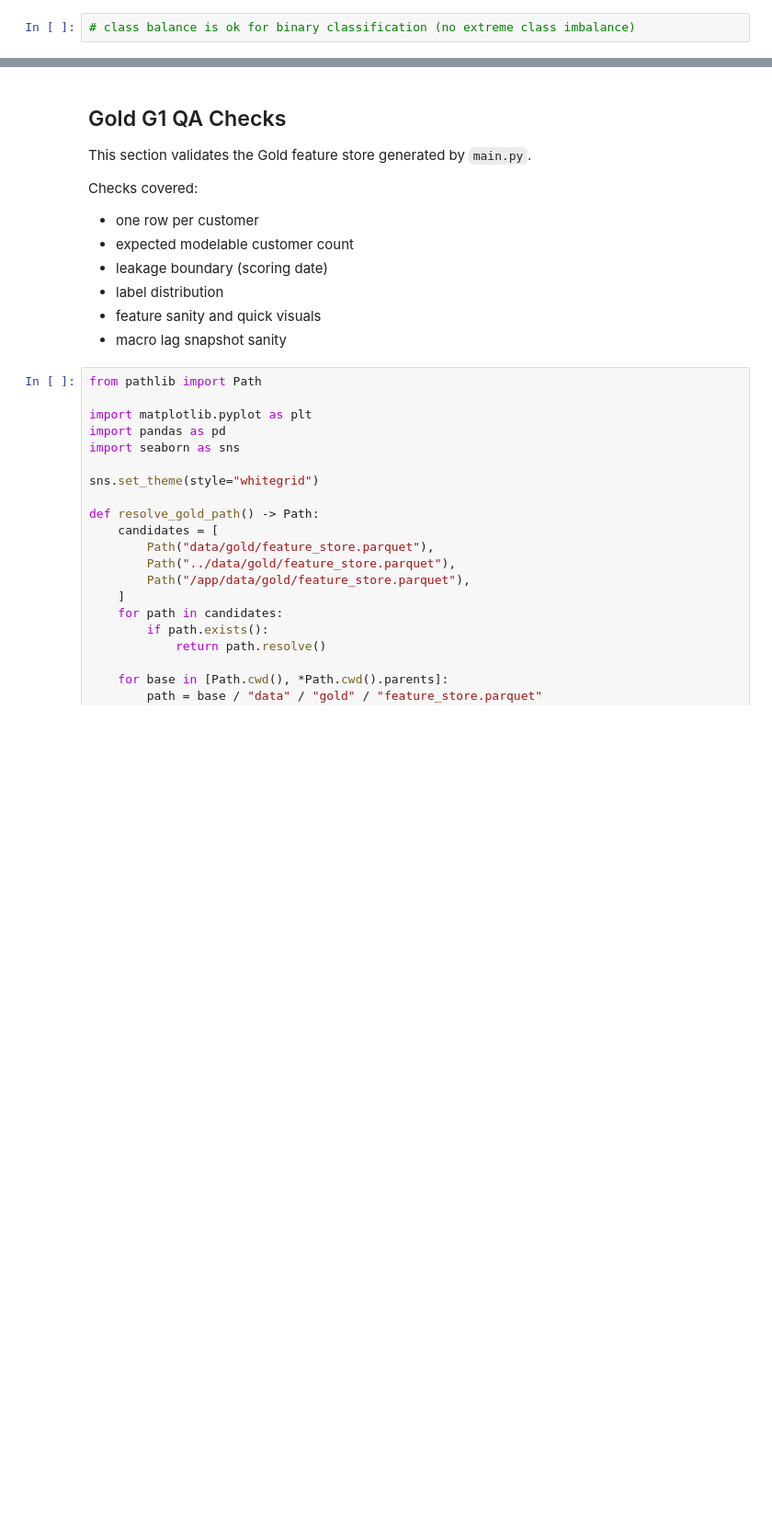
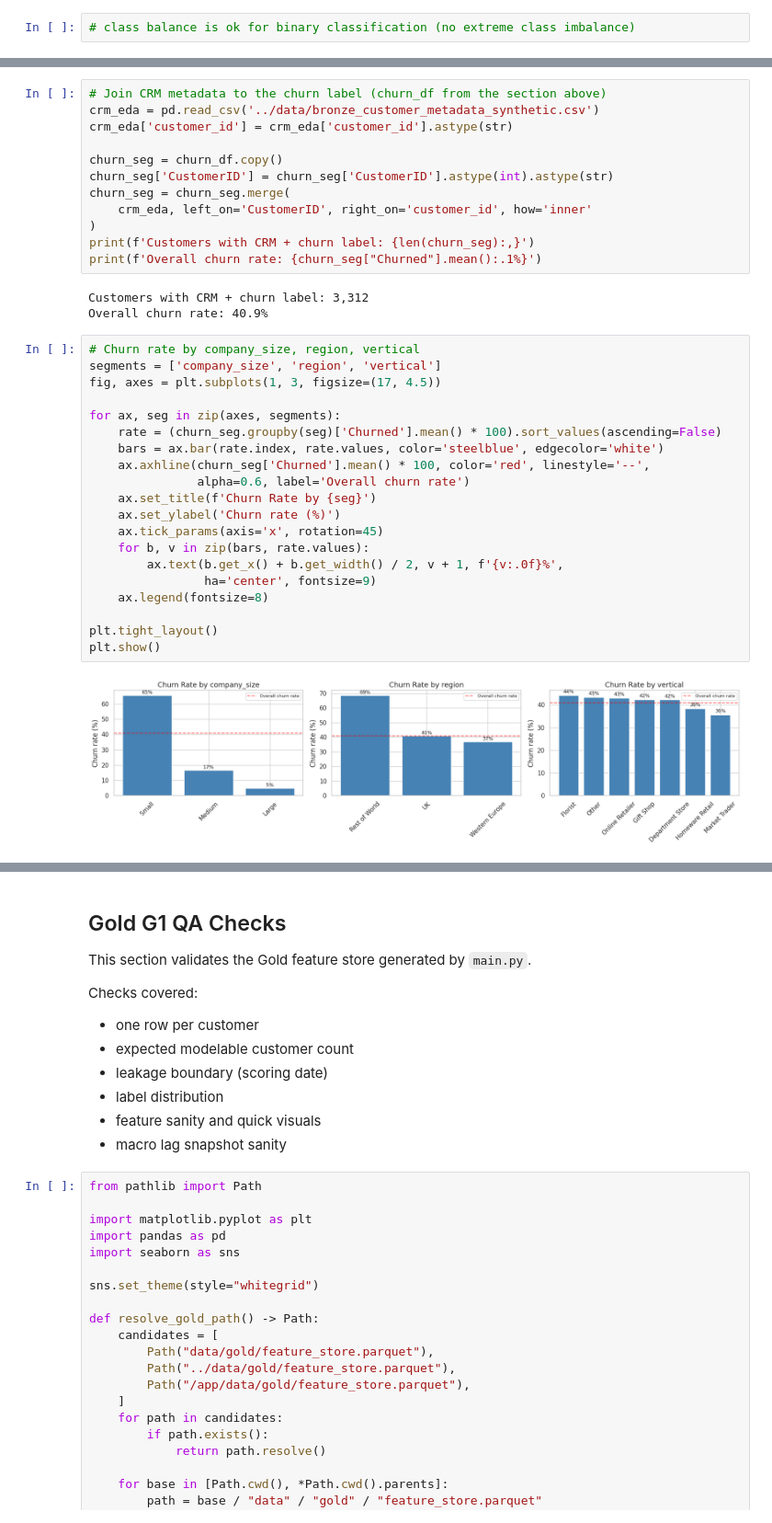
Before and after one commit to wenxuanalex/machine-learning-engineering, a Jupyter notebook: eda/eda.ipynb, the cells around one changed output, grey strips where cells are left out. Shown at 92% size. Drawn from its saved outputs; the diff is of its cells as text; blank space fills up the shorter version.

Commit message:
EDA: churn-by-segment analysis + make eda reproducibility

```diff
--- a/eda/eda.ipynb
+++ b/eda/eda.ipynb
@@ -426,0 +573,37 @@ print(f'Retained: {(churn_df["Churned"]==0).sum():,} ({(1-churn_rate)*100:.1f}%)
+# %%
+# Join CRM metadata to the churn label (churn_df from the section above)
+crm_eda = pd.read_csv('../data/bronze_customer_metadata_synthetic.csv')
+crm_eda['customer_id'] = crm_eda['customer_id'].astype(str)
+
+churn_seg = churn_df.copy()
+churn_seg['CustomerID'] = churn_seg['CustomerID'].astype(int).astype(str)
+churn_seg = churn_seg.merge(
+    crm_eda, left_on='CustomerID', right_on='customer_id', how='inner'
+)
+print(f'Customers with CRM + churn label: {len(churn_seg):,}')
+print(f'Overall churn rate: {churn_seg["Churned"].mean():.1%}')
+# %% [output]
+Customers with CRM + churn label: 3,312
+Overall churn rate: 40.9%
+# %%
+# Churn rate by company_size, region, vertical
+segments = ['company_size', 'region', 'vertical']
+fig, axes = plt.subplots(1, 3, figsize=(17, 4.5))
+
+for ax, seg in zip(axes, segments):
+    rate = (churn_seg.groupby(seg)['Churned'].mean() * 100).sort_values(ascending=False)
+    bars = ax.bar(rate.index, rate.values, color='steelblue', edgecolor='white')
+    ax.axhline(churn_seg['Churned'].mean() * 100, color='red', linestyle='--',
+               alpha=0.6, label='Overall churn rate')
+    ax.set_title(f'Churn Rate by {seg}')
+    ax.set_ylabel('Churn rate (%)')
+    ax.tick_params(axis='x', rotation=45)
+    for b, v in zip(bars, rate.values):
+        ax.text(b.get_x() + b.get_width() / 2, v + 1, f'{v:.0f}%',
+                ha='center', fontsize=9)
+    ax.legend(fontsize=8)
+
+plt.tight_layout()
+plt.show()
+# %% [output]
+[figure, added]
```
Also changed, not shown: parts of 35 cells of this notebook, 1 other file.
